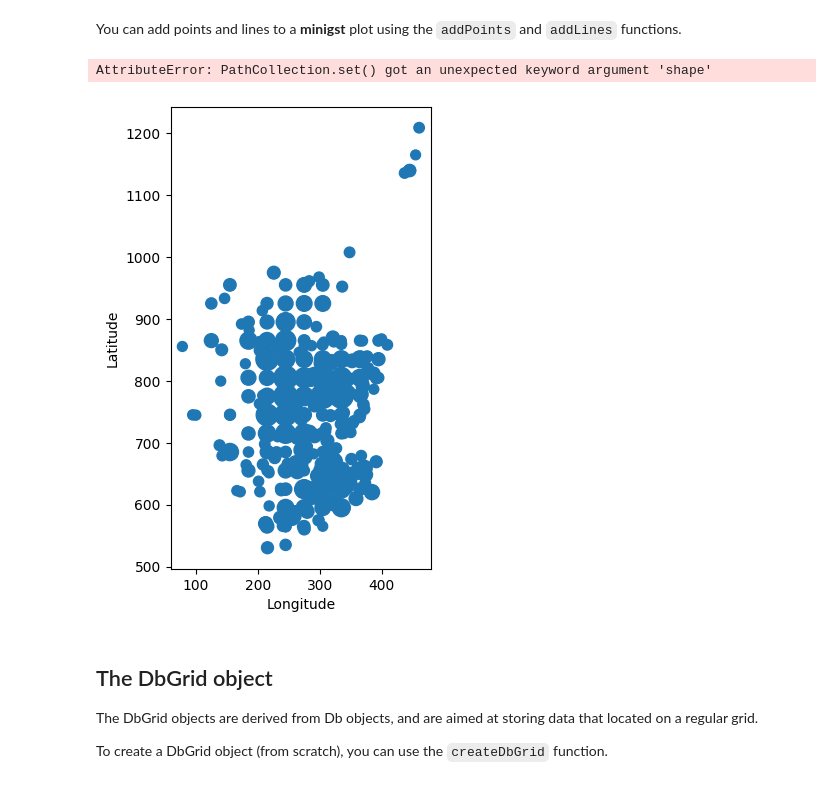
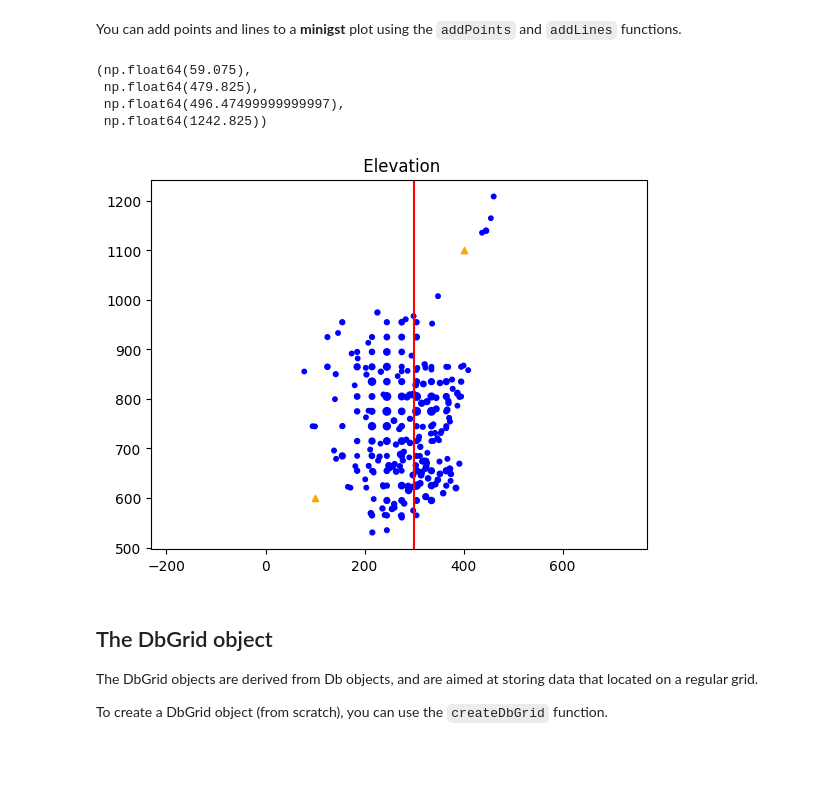
Before and after one commit to mike-pereira/minigst, a Jupyter notebook: python/TP/01_gstlearn_start.ipynb, the cells around one changed output. Drawn from its saved outputs; the diff is of its cells as text; code cells hidden in the pictures; blank space fills up the shorter version.

```diff
--- a/python/TP/01_gstlearn_start.ipynb
+++ b/python/TP/01_gstlearn_start.ipynb
@@ -188,19 +190,20 @@ Axes(0.125,0.11;0.62x0.77)
 You can add points and lines to a **minigst** plot using the `addPoints` and `addLines` functions.
 # %%
 # Create a plot of  the variable Elevation and store it in a variable `plt`
-plt=mg.dbplot_point(db=db,size="Elevation")
+ax = gp.plot(db,nameSize="Elevation", c = "blue",sizmax = 30)
+
+# Add `plt`  a red vertical line at the level v=300 to the plot
+ax = mg.add_lines(v=300,c="red")
 
 # Add to `plt` two triangular-shaped, orange points the plot at the coordinates (100,600) and (400,1100)
-plt=mg.add_points(plt=plt,x=[100,400],y=[600,1100],color="orange", shape = 17, size = 3)
-
-# Add `plt`  a red vertical line at the level v=300 to the plot
-plt=mg.add_lines(plt=plt,v=300,color="red")
-
-# Display the plot `plt`
-print(plt)
+ax = plt.scatter(x=[100,400],y=[600,1100],c="orange", marker = "^", s = 20)
+plt.axis("equal")
 # %% [output]
-AttributeError: PathCollection.set() got an unexpected keyword argument 'shape'
+(np.float64(59.075),
+ np.float64(479.825),
+ np.float64(496.47499999999997),
+ np.float64(1242.825))
-[figure, old version]
+[figure, new version]
 # %% [markdown]
 ## The DbGrid object
 
```
Also changed, not shown: parts of 14 cells of this notebook.
